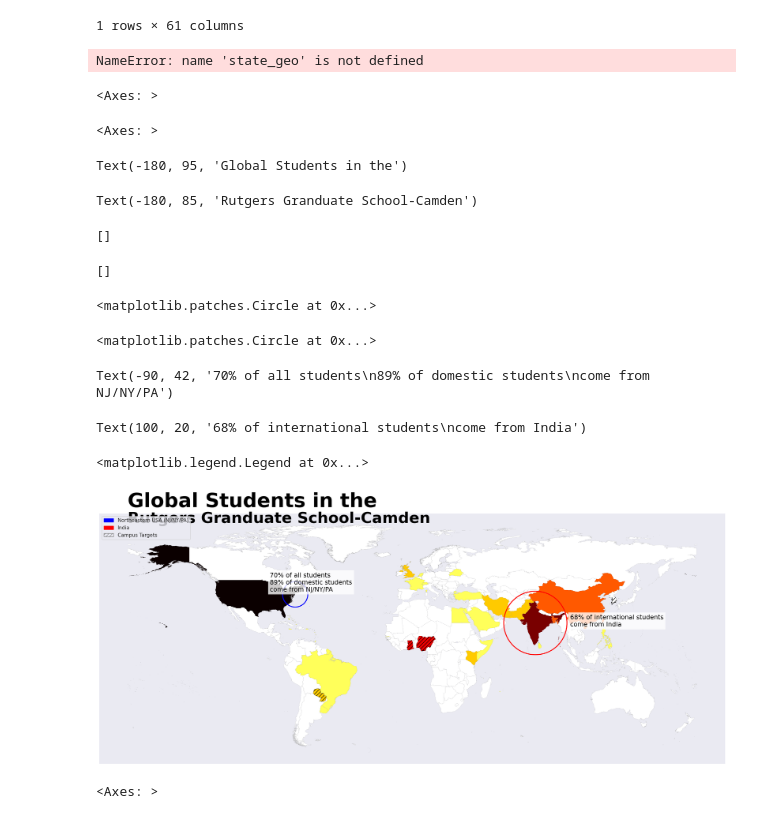
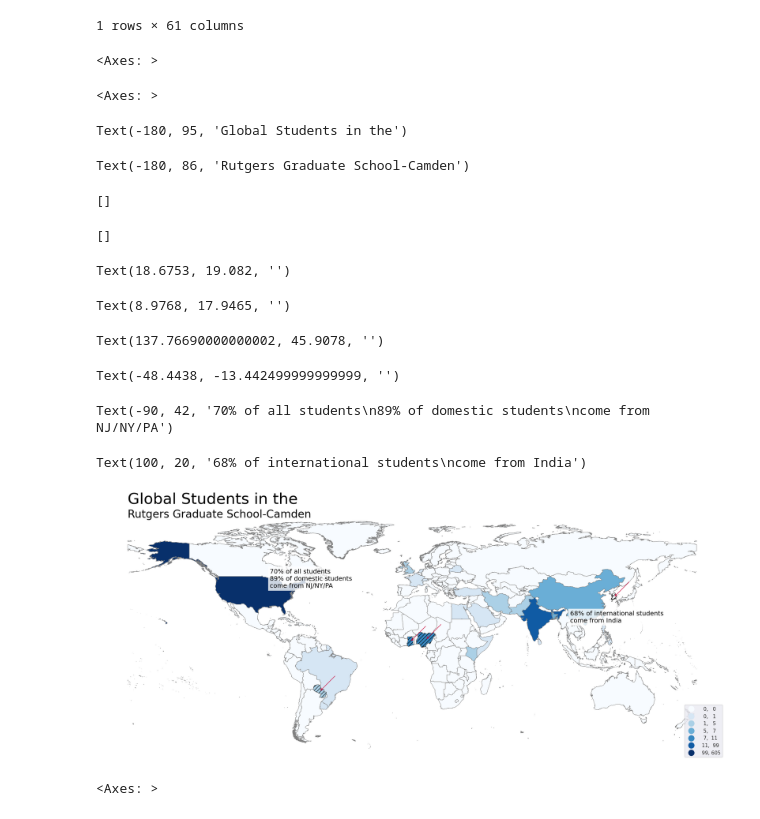
Before and after one commit to ewattudo/gis, a Jupyter notebook: PS3.ipynb, the cells around one changed output. Drawn from its saved outputs; the diff is of its cells as text; code cells hidden in the pictures.

Commit message:
I like where I am so I am saving. I want more annotations.

```diff
--- a/PS3.ipynb
+++ b/PS3.ipynb
@@ -376,91 +376,70 @@ Warning: Total number of columns (61) exceeds max_columns (20). Falling back to
 |  | OBJECTID | featurecla | LEVEL | TYPE | FORMAL_EN | FORMAL_FR | POP_EST | POP_RANK | GDP_MD_EST | POP_YEAR | ... |
 | 0 | 126 | Admin-0 country | 2 | Sovereign country | Islamic State of Afghanistan | None | 34124811 | 15 | 64080.0 | 2017 | ... |
 1 rows × 61 columns
-# %%
-m = f.Map(location=[40, -95], zoom_start=4)
-f.Choropleth(
-    geo_data=state_geo, #geo data obj: state_geo
-    name="choropleth",
-    data=WORLDACMAP,   #regular data object
-    columns=["State", "Unemployment"], # 1st var is join or merge var; 2nd is map var
-    #KLUDGE: may not merge! first do a dry run to make sure everything merges fine: do see next example!!
-    key_on="feature.id",  #this is merge/join var from geojson; just prefix ith 'feature
-    fill_color="YlGnBu", #pick some color, opacities
-    fill_opacity=0.7,
-    line_opacity=.1,
-    legend_name="Unemployment Rate (%)",
-).add_to(m)
-
-f.LayerControl().add_to(m)
-# %% [output]
-NameError: name 'state_geo' is not defined
 # %%
-#Used AI to help me place the circles and the text. It was too manual and all over the place when I was doing it. I like to control the details so I tweaked the opacity and the design a bit so I liked it.
 fig, ax = plt.subplots(1, figsize=(25, 50))
+fig.patch.set_facecolor('white')
+ax.set_facecolor('white')
 
 # Plot WORLDACMAP with the 'Grand Total' column
-WORLDACMAP.plot(ax=ax, column='Grand Total', legend=True, cmap='hot_r',
-                scheme='natural_breaks', k=7, edgecolor='grey', linewidth=.1,
+WORLDACMAP.plot(ax=ax, column='Grand Total', legend=True, cmap='Blues',
+                scheme='natural_breaks', k=7, edgecolor='grey', linewidth=0.7,
                 legend_kwds={"fmt": "{:,.0f}", 'loc': 'lower right', 'markerscale': 1.4})
 
 # Overlay WORLDACTARGET with hatching
 WORLDACTARGET.plot(ax=ax, edgecolor='black', linewidth=0.2, facecolor="none", alpha=1, hatch='///')
 
 # Adjust title size and color
-ax.text(-180, 95, "Global Students in the", fontsize=44, color='black', fontweight='bold', ha='left')
-ax.text(-180, 85, "Rutgers Granduate School-Camden", fontsize=34, color='black', fontweight='bold', ha='left')
+ax.text(-180, 95, "Global Students in the", fontsize=34, color='black', fontweight='light', ha='left')
+ax.text(-180, 86, "Rutgers Graduate School-Camden", fontsize=24, color='black', fontweight='light', ha='left')
 
 # Remove the border (spines) around the plot
 ax.spines['top'].set_visible(False)
 ax.spines['right'].set_visible(False)
 ax.spines['left'].set_visible(False)
 ax.spines['bottom'].set_visible(False)
 
 # Remove x and y ticks
 ax.set_xticks([])
 ax.set_yticks([])
 
-# Add a circle around the approximate location of New Jersey, New York, Pennsylvania
-circle1 = mpatches.Circle((-74, 40), radius=8, color='blue', fill=False, linewidth=2, label="Northeastern USA")
+# Coordinates for Nigeria, Ghana, Korea, and Paraguay
+country_coords = {
+    "Nigeria": (8.6753, 9.0820),  # (Longitude, Latitude)
+    "Ghana": (-1.0232, 7.9465),
+    "Korea": (127.7669, 35.9078),  # South Korea
+    "Paraguay": (-58.4438, -23.4425)
+}
 
-# Add a circle around India
-circle2 = mpatches.Circle((78, 22), radius=20, color='red', fill=False, linewidth=2, label="India")
-
-# Add the circles to the plot
-ax.add_patch(circle1)
-ax.add_patch(circle2)
+# Add red arrows pointing to the specified countries
+for country, (lon, lat) in country_coords.items():
+    ax.annotate('', xy=(lon, lat), xytext=(lon + 10, lat + 10),  # Adjust xytext for arrow positioning
+                arrowprops=dict(facecolor='#c00033', edgecolor='#cc0033', arrowstyle='->'))
 
 # Add custom annotations with text near each circle with a semi-transparent white background
 ax.text(-90, 42, "70% of all students\n89% of domestic students\ncome from NJ/NY/PA",
         fontsize=14, color='black', ha='left',
         bbox=dict(facecolor='white', alpha=0.8, edgecolor='none'))
 
 ax.text(100, 20, "68% of international students\ncome from India",
         fontsize=14, color='black', ha='left',
         bbox=dict(facecolor='white', alpha=0.8, edgecolor='none'))
 
-# Create custom patches for the legend
-blue_patch = mpatches.Patch(color='blue', label='Northeastern USA (NJ/NY/PA)')
-red_patch = mpatches.Patch(color='red', label='India')
-hatch_patch = mpatches.Patch(edgecolor='grey', facecolor='none', hatch='///', label='Campus Targets')
-
-# Add all custom patches to the legend
-plt.legend(handles=[blue_patch, red_patch, hatch_patch], loc='upper left')
-
 plt.show()
 # %% [output]
 <Axes: >
 <Axes: >
 Text(-180, 95, 'Global Students in the')
-Text(-180, 85, 'Rutgers Granduate School-Camden')
+Text(-180, 86, 'Rutgers Graduate School-Camden')
 []
 []
-<matplotlib.patches.Circle at 0x...>
+Text(18.6753, 19.082, '')
-<matplotlib.patches.Circle at 0x...>
+Text(8.9768, 17.9465, '')
-Text(-90, 42, '70% of all students\n89% of domestic students\ncome from NJ/NY/PA')
+Text(137.76690000000002, 45.9078, '')
-Text(100, 20, '68% of international students\ncome from India')
+Text(-48.4438, -13.442499999999999, '')
-<matplotlib.legend.Legend at 0x...>
+Text(-90, 42, '70% of all students\n89% of domestic students\ncome from NJ/NY/PA')
+Text(100, 20, '68% of international students\ncome from India')
-[figure, old version]
+[figure, new version]
 # %%
 # I played with horizontal and vertical, the horizontal doesn't look as nice as the vertical. I think it's easier to see this way but I am not sure it does as good of a job of conveying te passage of time.
 fig, axs = plt.subplots(3, 1, figsize=(30, 15), sharey=True, tight_layout=True)
```
